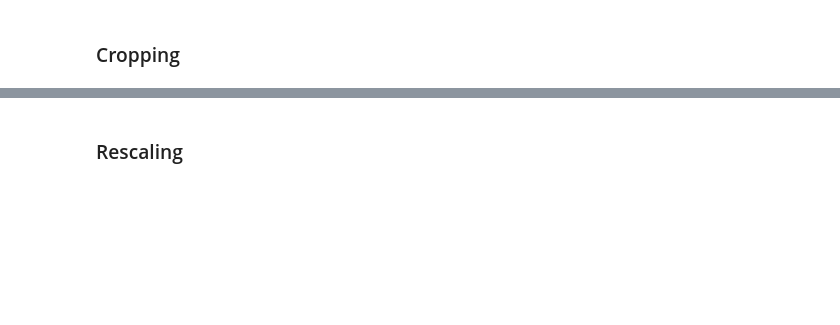
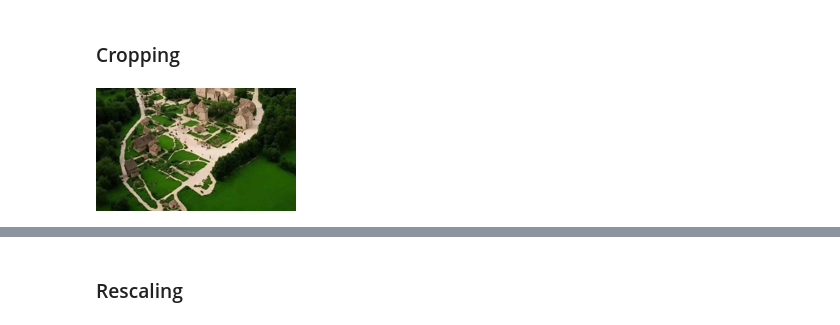
Before and after one commit to krzkro4122/uj, a Jupyter notebook: deep-learning/1/2-image-management.ipynb, the cells around one changed output, grey strips where cells are left out. Saved outputs shown, nothing was run; the diff lists cells and outputs as text; code cells hidden in the pictures; blank space fills up the shorter version.

```diff
--- a/deep-learning/1/2-image-management.ipynb
+++ b/deep-learning/1/2-image-management.ipynb
@@ -57,3 +59,11 @@ ImageOps.mirror(scaled_image)
 # %% [markdown]
 ### Cropping
+# %%
+left, top, right, bottom = 0, 60, 0, 0
+ImageOps.crop(
+    scaled_image,
+    (left, top, right, bottom)
+)
+# %% [output]
+[figure, added]
 # %%
```
Also changed, not shown: parts of 7 cells of this notebook, 2 other files.
